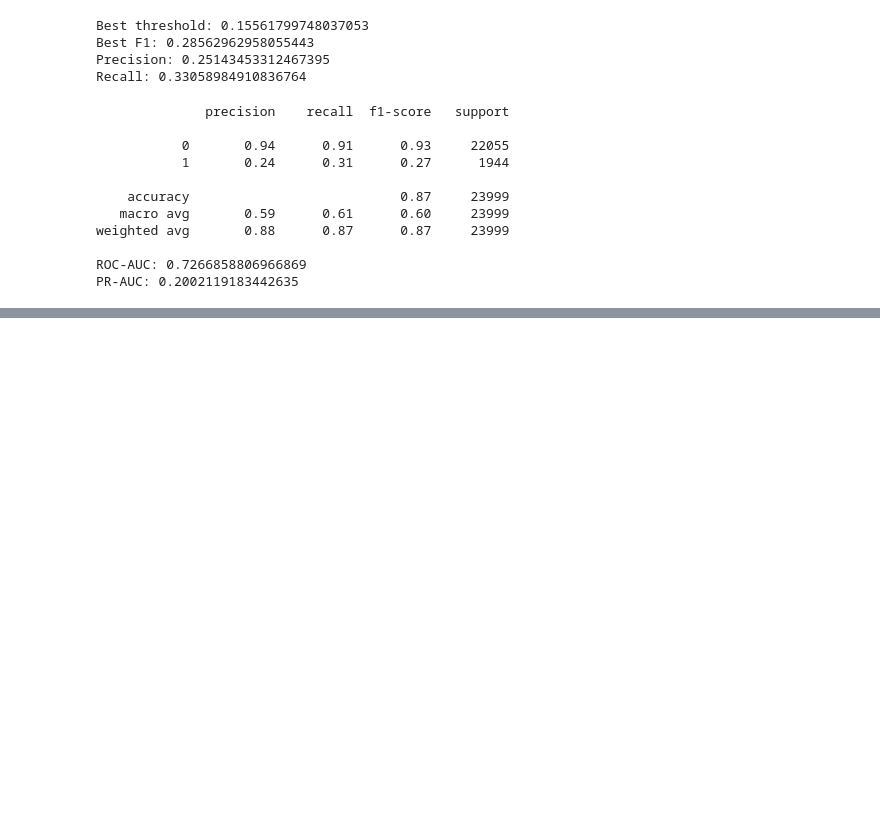
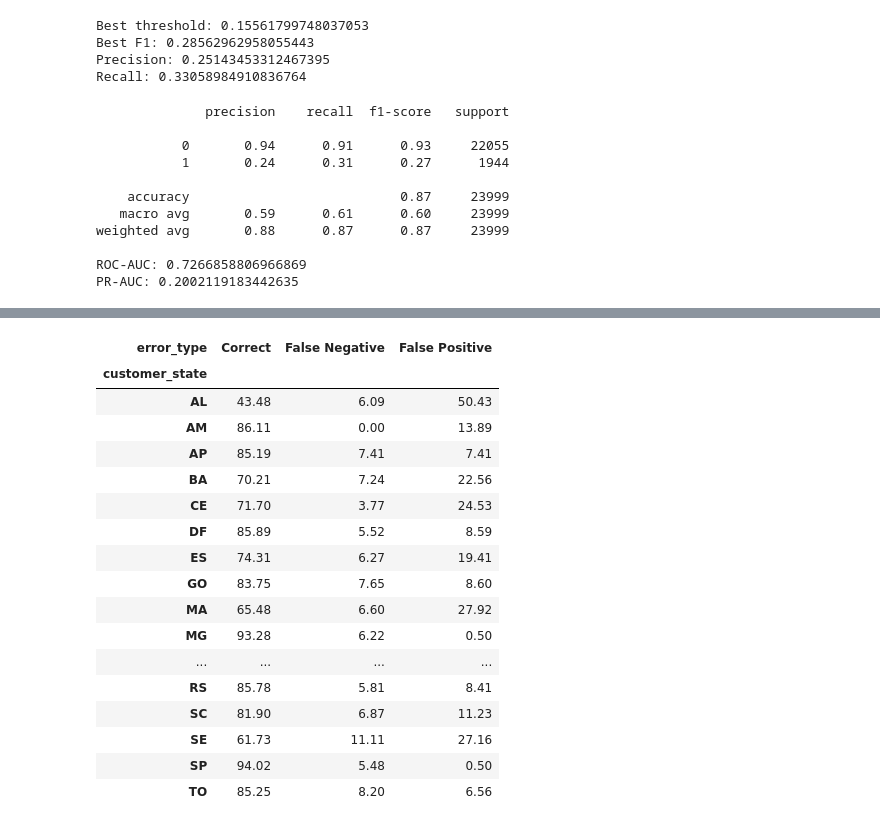
Before and after one commit to 1936196484leex-cloud/ecommerce-delivery-analysis, a Jupyter notebook: notebooks/01_data_explpration.ipynb, the cells around one changed output, grey strips where cells are left out. Cells and saved outputs as stored; diff of their text form; code cells hidden in the pictures; blank space fills up the shorter version.

```diff
--- a/notebooks/01_data_explpration.ipynb
+++ b/notebooks/01_data_explpration.ipynb
@@ -2262,0 +2435,15 @@ PR-AUC: 0.2002119183442635
+# %%
+distance_bins = [0, 200, 500, 1000, 2000, float('inf')]
+distance_labels = [
+    '0-200 km',
+    '200-500 km',
+    '500-1000 km',
+    '1000-2000 km',
+    '2000+ km'
+]
+
+error_analysis['distance_group'] = pd.cut(
+    error_analysis['max_distance_km'],
+    bins = distance_bins,
+    labels = distance_labels
+)
@@ -2262,0 +2569,7 @@ PR-AUC: 0.2002119183442635
+# %%
+state_cols = [
+    col for col in error_analysis.columns
+    if col.startswith('customer_state_')
+]
+
+state_cols[:10]
@@ -2262,0 +2587,40 @@ PR-AUC: 0.2002119183442635
+# %%
+error_analysis['customer_state'] = (
+    error_analysis[state_cols]
+    .idxmax(axis=1)
+    .str.replace('customer_state_','', regex = False)
+)
+# %%
+state_error = (
+    error_analysis
+    .groupby(['customer_state', 'error_type'])
+    .size()
+    .unstack(fill_value= 0)
+)
+# %%
+state_error_rate = (
+    state_error
+    .div(state_error.sum(axis=1),axis=0)
+    *100
+)
+
+state_error_rate.round(2)
+# %% [output]
+| error_type | Correct | False Negative | False Positive |
+| customer_state |  |  |  |
+| AL | 43.48 | 6.09 | 50.43 |
+| AM | 86.11 | 0.00 | 13.89 |
+| AP | 85.19 | 7.41 | 7.41 |
+| BA | 70.21 | 7.24 | 22.56 |
+| CE | 71.70 | 3.77 | 24.53 |
+| DF | 85.89 | 5.52 | 8.59 |
+| ES | 74.31 | 6.27 | 19.41 |
+| GO | 83.75 | 7.65 | 8.60 |
+| MA | 65.48 | 6.60 | 27.92 |
+| MG | 93.28 | 6.22 | 0.50 |
+| ... | ... | ... | ... |
+| RS | 85.78 | 5.81 | 8.41 |
+| SC | 81.90 | 6.87 | 11.23 |
+| SE | 61.73 | 11.11 | 27.16 |
+| SP | 94.02 | 5.48 | 0.50 |
+| TO | 85.25 | 8.20 | 6.56 |
```
Also changed, not shown: parts of 28 cells of this notebook, 1 other file.
